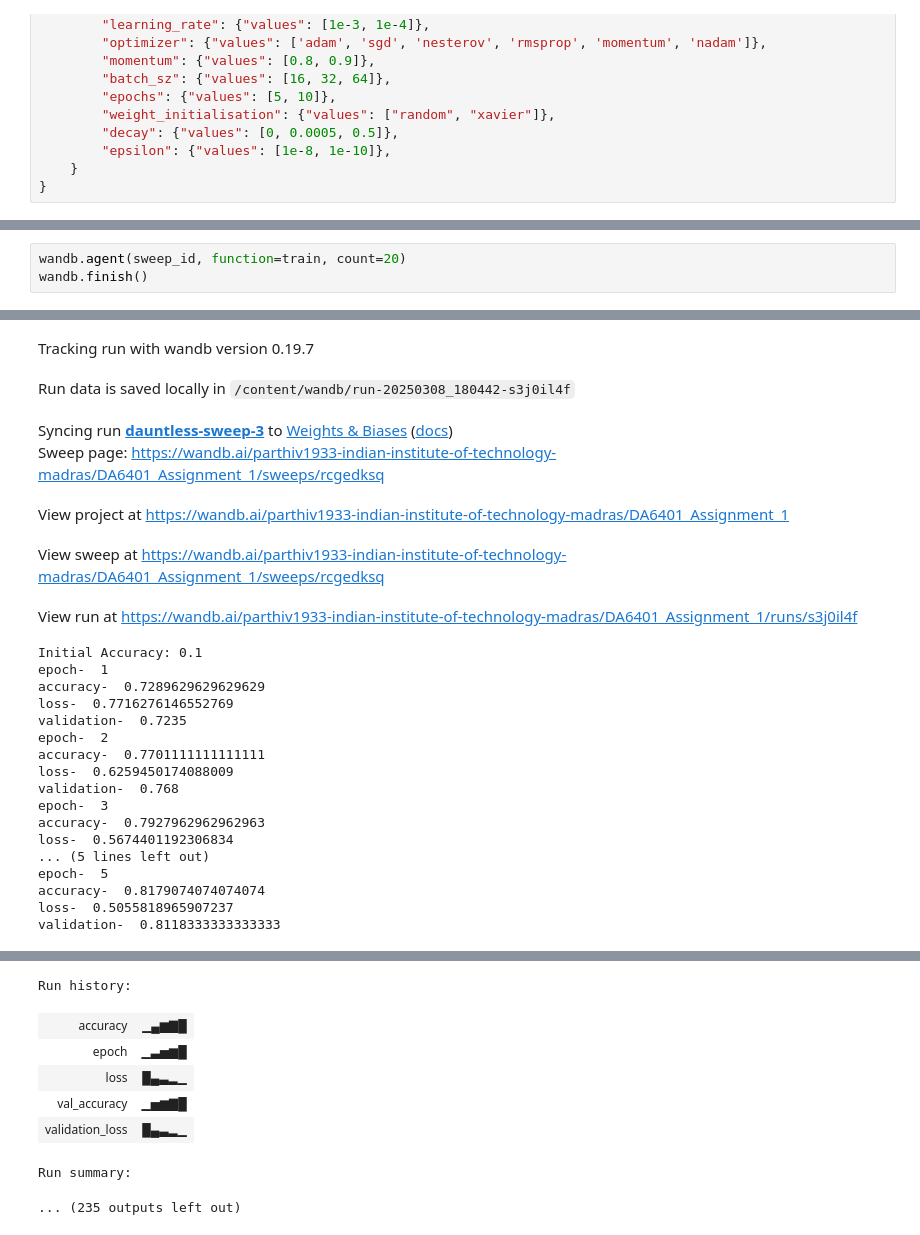
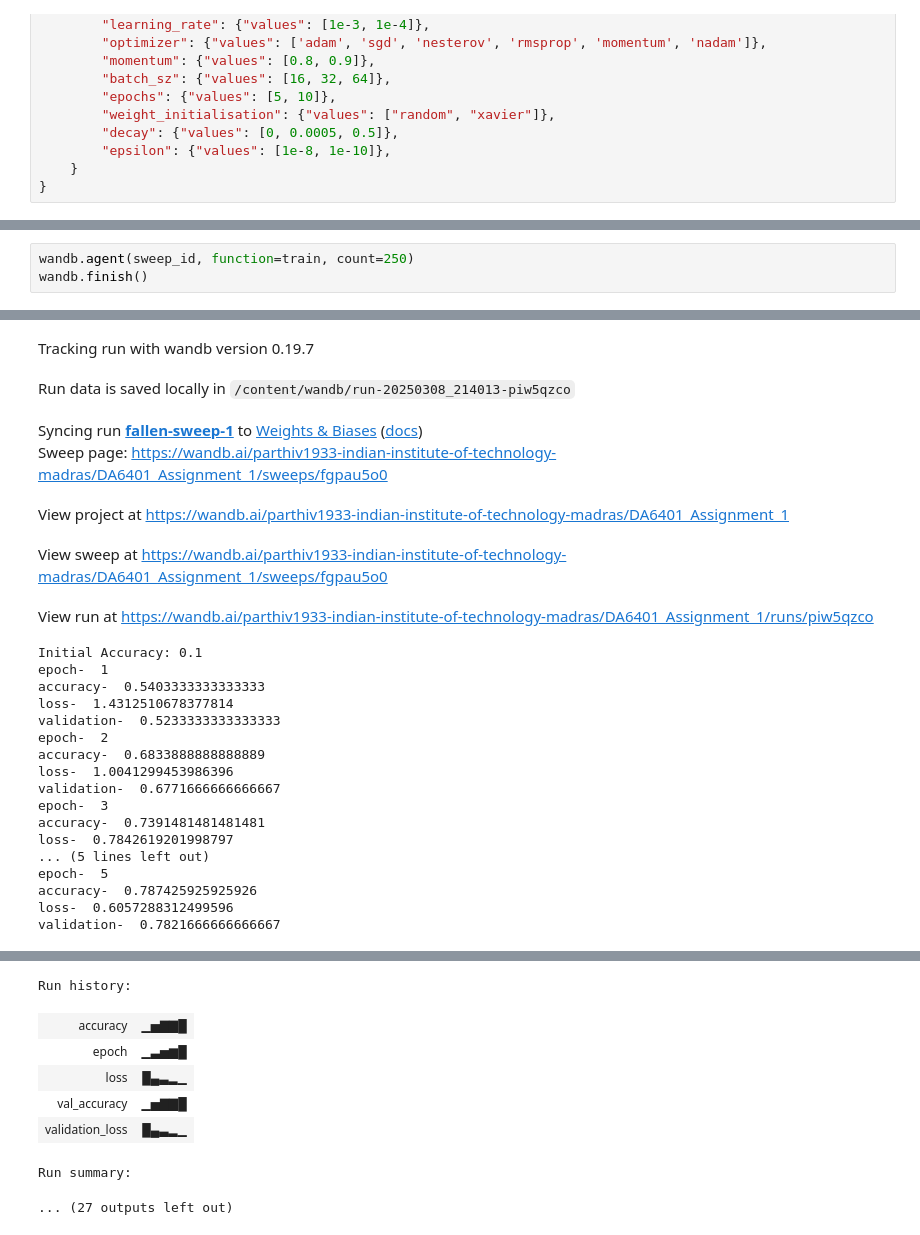
Before and after one commit to parthiv1933/DA6401_assignment_1, a Jupyter notebook: DA6401_Assignment_1.ipynb, the cells around one changed output, grey strips where cells are left out. Cells and saved outputs as stored; diff of their text form.

Commit message:
run more sweep on wandb

```diff
--- a/DA6401_Assignment_1.ipynb
+++ b/DA6401_Assignment_1.ipynb
@@ -431,4 +431,4 @@ Sweep URL: https://wandb.ai/parthiv1933-indian-institute-of-technology-madras/DA
 # %%
-wandb.agent(sweep_id, function=train, count=20)
+wandb.agent(sweep_id, function=train, count=250)
 wandb.finish()
 # %% [output]
@@ -452,36 +452,36 @@ wandb:  optimizer: sgd
 wandb:  oupt_activation: softmax
 wandb:  oupt_sz: 10
 wandb:  weight_initialisation: xavier
 Tracking run with wandb version 0.19.7
-Run data is saved locally in /content/wandb/run-20250308_180442-s3j0il4f
+Run data is saved locally in /content/wandb/run-20250308_214013-piw5qzco
-Syncing run dauntless-sweep-3 to Weights & Biases (docs)
-Sweep page: https://wandb.ai/parthiv1933-indian-institute-of-technology-madras/DA6401_Assignment_1/sweeps/rcgedksq
+Syncing run fallen-sweep-1 to Weights & Biases (docs)
+Sweep page: https://wandb.ai/parthiv1933-indian-institute-of-technology-madras/DA6401_Assignment_1/sweeps/fgpau5o0
 View project at https://wandb.ai/parthiv1933-indian-institute-of-technology-madras/DA6401_Assignment_1
-View sweep at https://wandb.ai/parthiv1933-indian-institute-of-technology-madras/DA6401_Assignment_1/sweeps/rcgedksq
+View sweep at https://wandb.ai/parthiv1933-indian-institute-of-technology-madras/DA6401_Assignment_1/sweeps/fgpau5o0
-View run at https://wandb.ai/parthiv1933-indian-institute-of-technology-madras/DA6401_Assignment_1/runs/s3j0il4f
+View run at https://wandb.ai/parthiv1933-indian-institute-of-technology-madras/DA6401_Assignment_1/runs/piw5qzco
 Initial Accuracy: 0.1
 epoch-  1
-accuracy-  0.7289629629629629
-loss-  0.7716276146552769
-validation-  0.7235
+accuracy-  0.5403333333333333
+loss-  1.4312510678377814
+validation-  0.5233333333333333
 epoch-  2
-accuracy-  0.7701111111111111
-loss-  0.6259450174088009
-validation-  0.768
+accuracy-  0.6833888888888889
+loss-  1.0041299453986396
+validation-  0.6771666666666667
 epoch-  3
-accuracy-  0.7927962962962963
-loss-  0.5674401192306834
+accuracy-  0.7391481481481481
+loss-  0.7842619201998797
 ... (5 lines left out)
 epoch-  5
-accuracy-  0.8179074074074074
-loss-  0.5055818965907237
-validation-  0.8118333333333333
+accuracy-  0.787425925925926
+loss-  0.6057288312499596
+validation-  0.7821666666666667
 [interactive output not drawn]
 Run history:
-| accuracy | ▁▄▆▇█ |
+| accuracy | ▁▅▇▇█ |
 | epoch | ▁▃▅▆█ |
 | loss | █▄▃▂▁ |
-| val_accuracy | ▁▅▆▇█ |
+| val_accuracy | ▁▅▇▇█ |
 | validation_loss | █▄▃▂▁ |
 Run summary:
-... (235 outputs left out)
+... (27 outputs left out)
```
Also changed, not shown: parts of 2 cells of this notebook.
